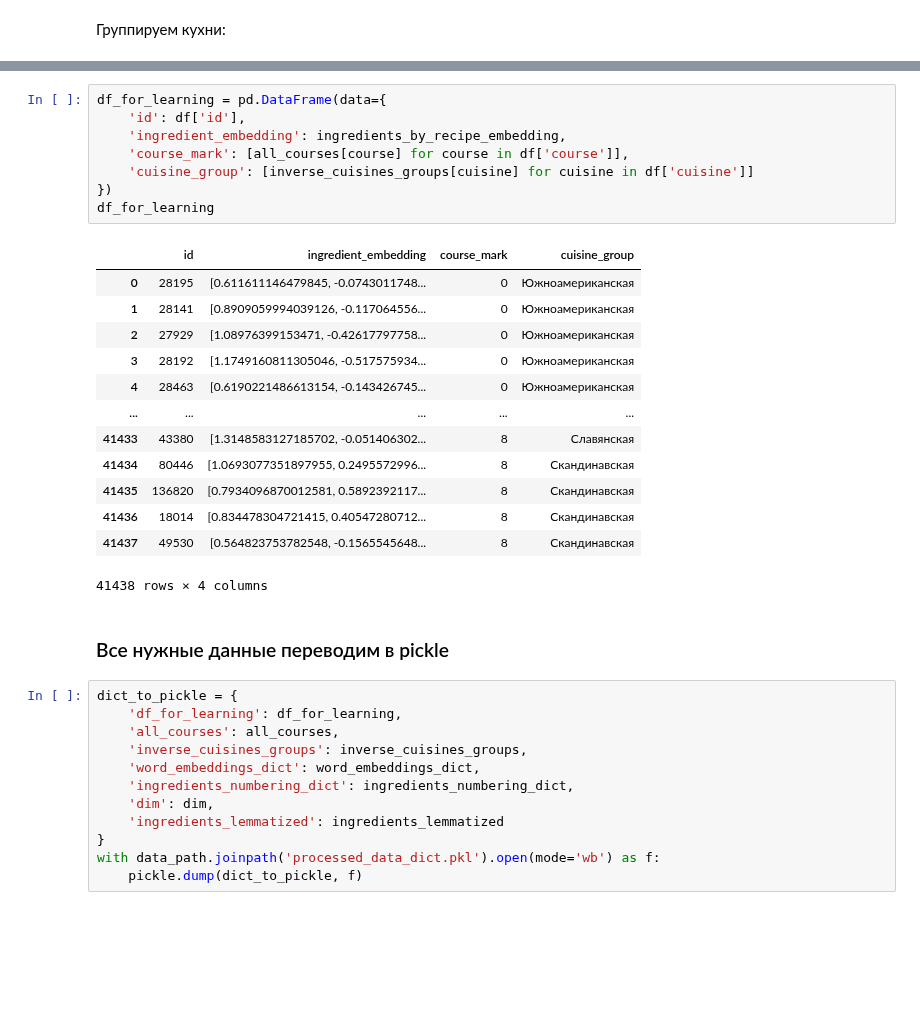
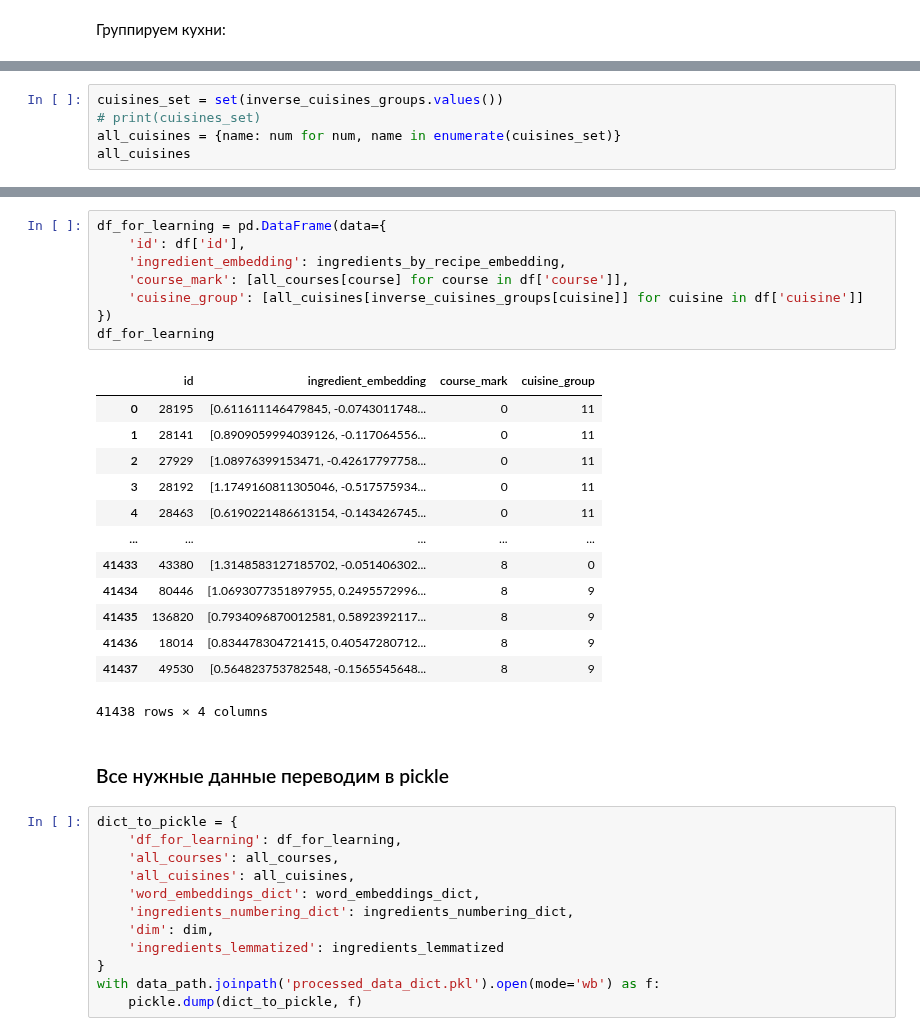
Before and after one commit to heinwol/meal-type-from-ingredients, a Jupyter notebook: preprocessing.ipynb, the cells around one changed output, grey strips where cells are left out. Drawn from its saved outputs; the diff is of its cells as text; blank space fills up the shorter version.

Commit message:
encode cuisines to int

```diff
--- a/preprocessing.ipynb
+++ b/preprocessing.ipynb
@@ -386,3 +386,8 @@ inverse_cuisines_groups
  'Греческая кухня': 'Балканская',
  'Малайзийская кухня': 'Юго-Восточная Азия',
  'Азербайджанская кухня': 'Кавказская'}
+# %%
+cuisines_set = set(inverse_cuisines_groups.values())
+# print(cuisines_set)
+all_cuisines = {name: num for num, name in enumerate(cuisines_set)}
+all_cuisines
@@ -389,24 +408,24 @@ inverse_cuisines_groups
 # %%
 df_for_learning = pd.DataFrame(data={
     'id': df['id'],
     'ingredient_embedding': ingredients_by_recipe_embedding,
     'course_mark': [all_courses[course] for course in df['course']],
-    'cuisine_group': [inverse_cuisines_groups[cuisine] for cuisine in df['cuisine']]
+    'cuisine_group': [all_cuisines[inverse_cuisines_groups[cuisine]] for cuisine in df['cuisine']]
 })
 df_for_learning
 # %% [output]
 |  | id | ingredient_embedding | course_mark | cuisine_group |
-| 0 | 28195 | [0.611611146479845, -0.0743011748... | 0 | Южноамериканская |
-| 1 | 28141 | [0.8909059994039126, -0.117064556... | 0 | Южноамериканская |
-| 2 | 27929 | [1.08976399153471, -0.42617797758... | 0 | Южноамериканская |
-| 3 | 28192 | [1.1749160811305046, -0.517575934... | 0 | Южноамериканская |
-| 4 | 28463 | [0.6190221486613154, -0.143426745... | 0 | Южноамериканская |
+| 0 | 28195 | [0.611611146479845, -0.0743011748... | 0 | 11 |
+| 1 | 28141 | [0.8909059994039126, -0.117064556... | 0 | 11 |
+| 2 | 27929 | [1.08976399153471, -0.42617797758... | 0 | 11 |
+| 3 | 28192 | [1.1749160811305046, -0.517575934... | 0 | 11 |
+| 4 | 28463 | [0.6190221486613154, -0.143426745... | 0 | 11 |
 | ... | ... | ... | ... | ... |
-| 41433 | 43380 | [1.3148583127185702, -0.051406302... | 8 | Славянская |
-| 41434 | 80446 | [1.0693077351897955, 0.2495572996... | 8 | Скандинавская |
-| 41435 | 136820 | [0.7934096870012581, 0.5892392117... | 8 | Скандинавская |
-| 41436 | 18014 | [0.834478304721415, 0.40547280712... | 8 | Скандинавская |
-| 41437 | 49530 | [0.564823753782548, -0.1565545648... | 8 | Скандинавская |
+| 41433 | 43380 | [1.3148583127185702, -0.051406302... | 8 | 0 |
+| 41434 | 80446 | [1.0693077351897955, 0.2495572996... | 8 | 9 |
+| 41435 | 136820 | [0.7934096870012581, 0.5892392117... | 8 | 9 |
+| 41436 | 18014 | [0.834478304721415, 0.40547280712... | 8 | 9 |
+| 41437 | 49530 | [0.564823753782548, -0.1565545648... | 8 | 9 |
 41438 rows × 4 columns
 # %% [markdown]
 ### Все нужные данные переводим в pickle
@@ -414,7 +433,7 @@ df_for_learning
 dict_to_pickle = {
     'df_for_learning': df_for_learning,
     'all_courses': all_courses,
-    'inverse_cuisines_groups': inverse_cuisines_groups,
+    'all_cuisines': all_cuisines,
     'word_embeddings_dict': word_embeddings_dict,
     'ingredients_numbering_dict': ingredients_numbering_dict,
     'dim': dim,
```
Also changed, not shown: parts of 3 cells of this notebook, 1 other file.
